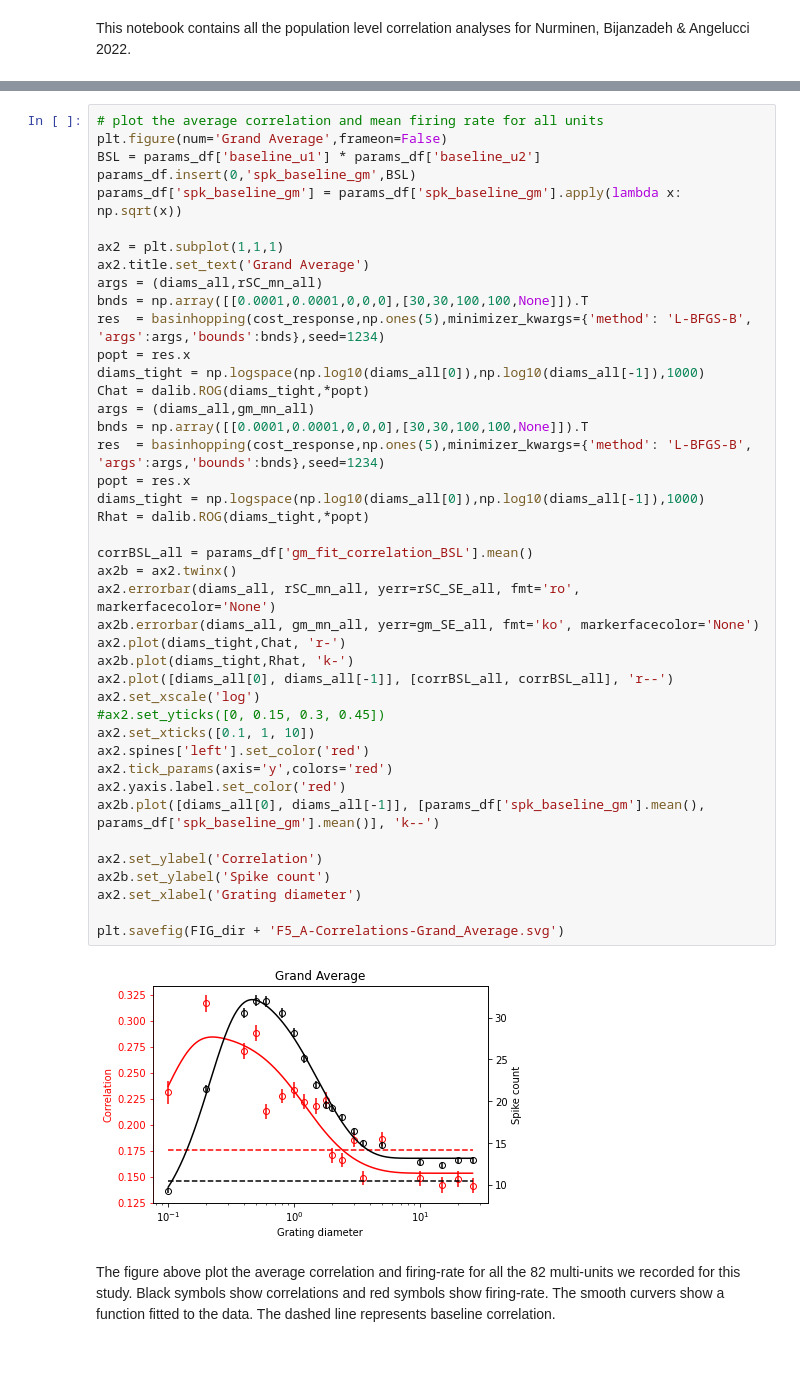
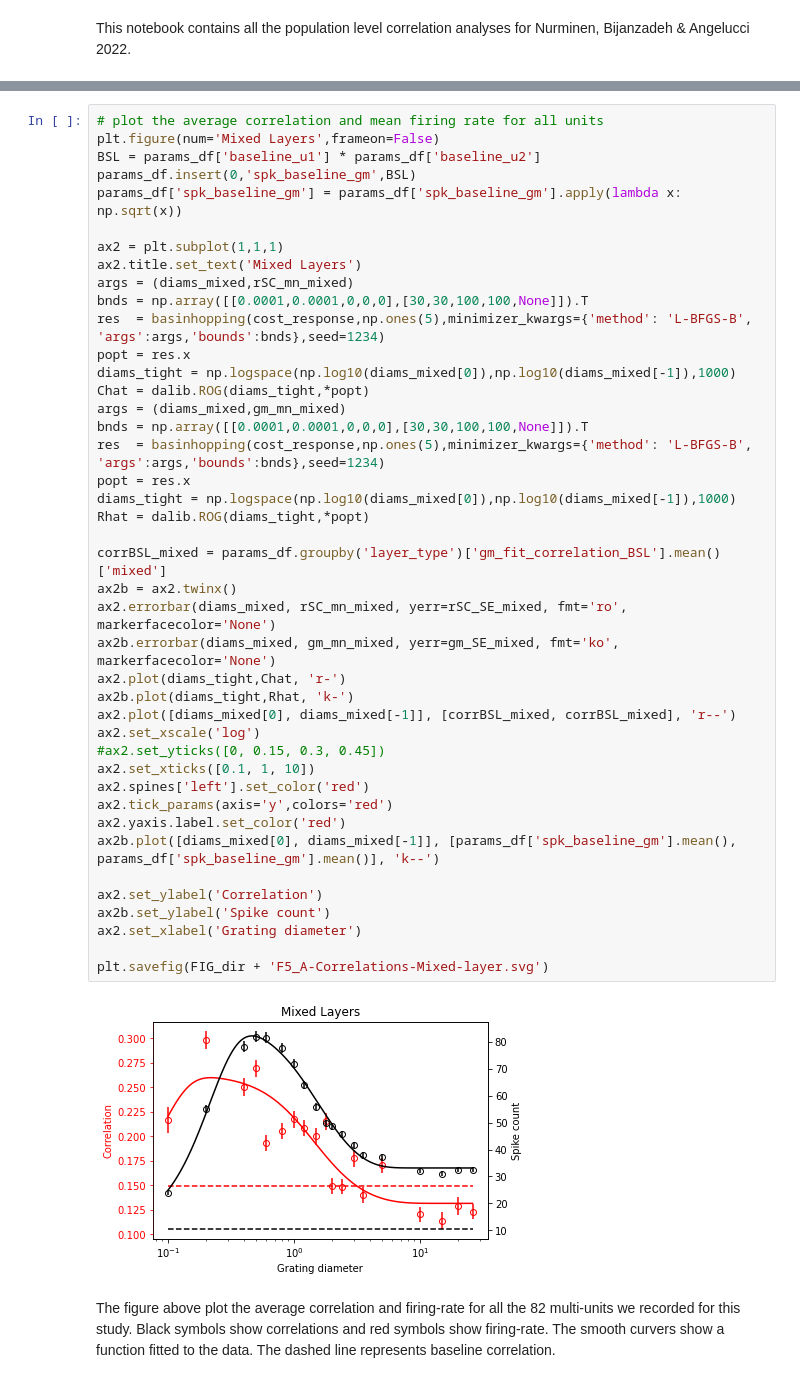
Before and after one commit to nurminenlab/variability-sizetuning-analysis, a Jupyter notebook: notebooks/correlation-notebook-2022-01-20.ipynb, the cells around one changed output, grey strips where cells are left out. Cells and saved outputs as stored; diff of their text form.

```diff
--- a/notebooks/correlation-notebook-2022-01-20.ipynb
+++ b/notebooks/correlation-notebook-2022-01-20.ipynb
@@ -112,47 +115,47 @@ for d in range(diams_GG.shape[0]):
 # %%
 # plot the average correlation and mean firing rate for all units
-plt.figure(num='Grand Average',frameon=False)
+plt.figure(num='Mixed Layers',frameon=False)
 BSL = params_df['baseline_u1'] * params_df['baseline_u2']
 params_df.insert(0,'spk_baseline_gm',BSL)
 params_df['spk_baseline_gm'] = params_df['spk_baseline_gm'].apply(lambda x: np.sqrt(x))
 
 ax2 = plt.subplot(1,1,1)
-ax2.title.set_text('Grand Average')
-args = (diams_all,rSC_mn_all)
+ax2.title.set_text('Mixed Layers')
+args = (diams_mixed,rSC_mn_mixed)
 bnds = np.array([[0.0001,0.0001,0,0,0],[30,30,100,100,None]]).T
 res  = basinhopping(cost_response,np.ones(5),minimizer_kwargs={'method': 'L-BFGS-B', 'args':args,'bounds':bnds},seed=1234)
 popt = res.x
-diams_tight = np.logspace(np.log10(diams_all[0]),np.log10(diams_all[-1]),1000)
+diams_tight = np.logspace(np.log10(diams_mixed[0]),np.log10(diams_mixed[-1]),1000)
 Chat = dalib.ROG(diams_tight,*popt)
-args = (diams_all,gm_mn_all)
+args = (diams_mixed,gm_mn_mixed)
 bnds = np.array([[0.0001,0.0001,0,0,0],[30,30,100,100,None]]).T
 res  = basinhopping(cost_response,np.ones(5),minimizer_kwargs={'method': 'L-BFGS-B', 'args':args,'bounds':bnds},seed=1234)
 popt = res.x
-diams_tight = np.logspace(np.log10(diams_all[0]),np.log10(diams_all[-1]),1000)
+diams_tight = np.logspace(np.log10(diams_mixed[0]),np.log10(diams_mixed[-1]),1000)
 Rhat = dalib.ROG(diams_tight,*popt)
 
-corrBSL_all = params_df['gm_fit_correlation_BSL'].mean()
+corrBSL_mixed = params_df.groupby('layer_type')['gm_fit_correlation_BSL'].mean()['mixed']
 ax2b = ax2.twinx()
-ax2.errorbar(diams_all, rSC_mn_all, yerr=rSC_SE_all, fmt='ro', markerfacecolor='None')
-ax2b.errorbar(diams_all, gm_mn_all, yerr=gm_SE_all, fmt='ko', markerfacecolor='None')
+ax2.errorbar(diams_mixed, rSC_mn_mixed, yerr=rSC_SE_mixed, fmt='ro', markerfacecolor='None')
+ax2b.errorbar(diams_mixed, gm_mn_mixed, yerr=gm_SE_mixed, fmt='ko', markerfacecolor='None')
 ax2.plot(diams_tight,Chat, 'r-')
 ax2b.plot(diams_tight,Rhat, 'k-')
-ax2.plot([diams_all[0], diams_all[-1]], [corrBSL_all, corrBSL_all], 'r--')
+ax2.plot([diams_mixed[0], diams_mixed[-1]], [corrBSL_mixed, corrBSL_mixed], 'r--')
 ax2.set_xscale('log')
 #ax2.set_yticks([0, 0.15, 0.3, 0.45])
 ax2.set_xticks([0.1, 1, 10])
 ax2.spines['left'].set_color('red')
 ax2.tick_params(axis='y',colors='red')
 ax2.yaxis.label.set_color('red')
-ax2b.plot([diams_all[0], diams_all[-1]], [params_df['spk_baseline_gm'].mean(), params_df['spk_baseline_gm'].mean()], 'k--')
+ax2b.plot([diams_mixed[0], diams_mixed[-1]], [params_df['spk_baseline_gm'].mean(), params_df['spk_baseline_gm'].mean()], 'k--')
 
 ax2.set_ylabel('Correlation')
 ax2b.set_ylabel('Spike count')
 ax2.set_xlabel('Grating diameter')
 
-plt.savefig(FIG_dir + 'F5_A-Correlations-Grand_Average.svg')
+plt.savefig(FIG_dir + 'F5_A-Correlations-Mixed-layer.svg')
 # %% [output]
-[figure, old version]
+[figure, new version]
 # %% [markdown]
 The figure above plot the average correlation and firing-rate for all the 82 multi-units we recorded for this study. Black symbols show correlations and red symbols show firing-rate. The smooth curvers show a function fitted to the data. The dashed line represents baseline correlation.
 # %%
```
Also changed, not shown: parts of 5 cells of this notebook, 1 other file.
